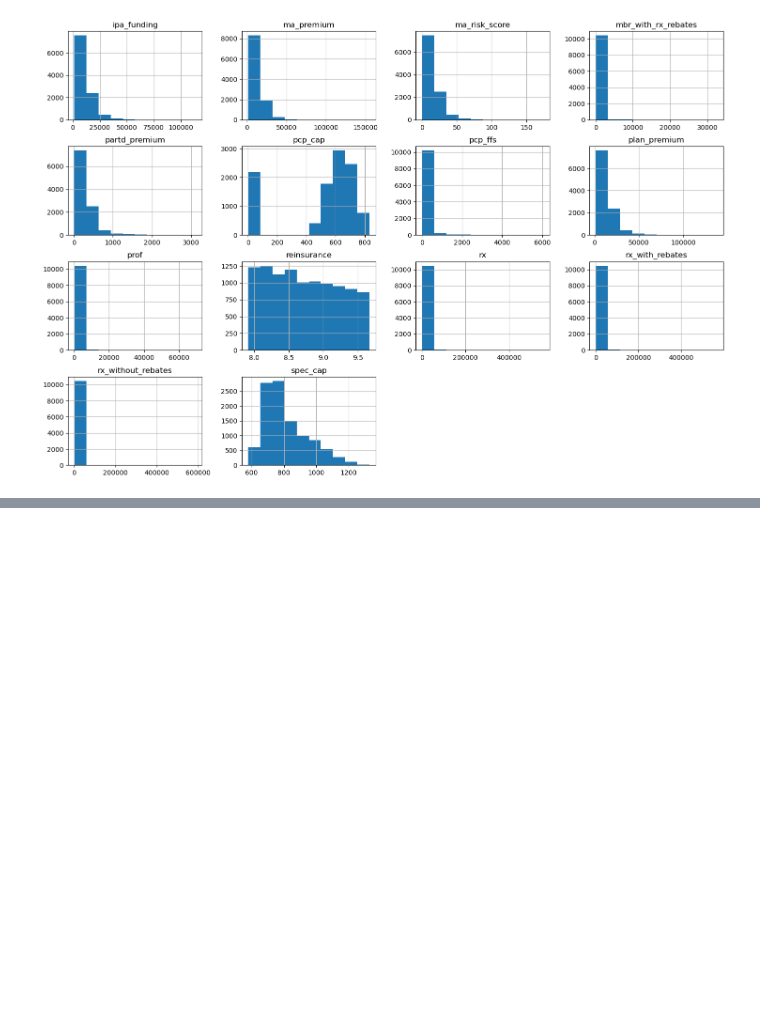
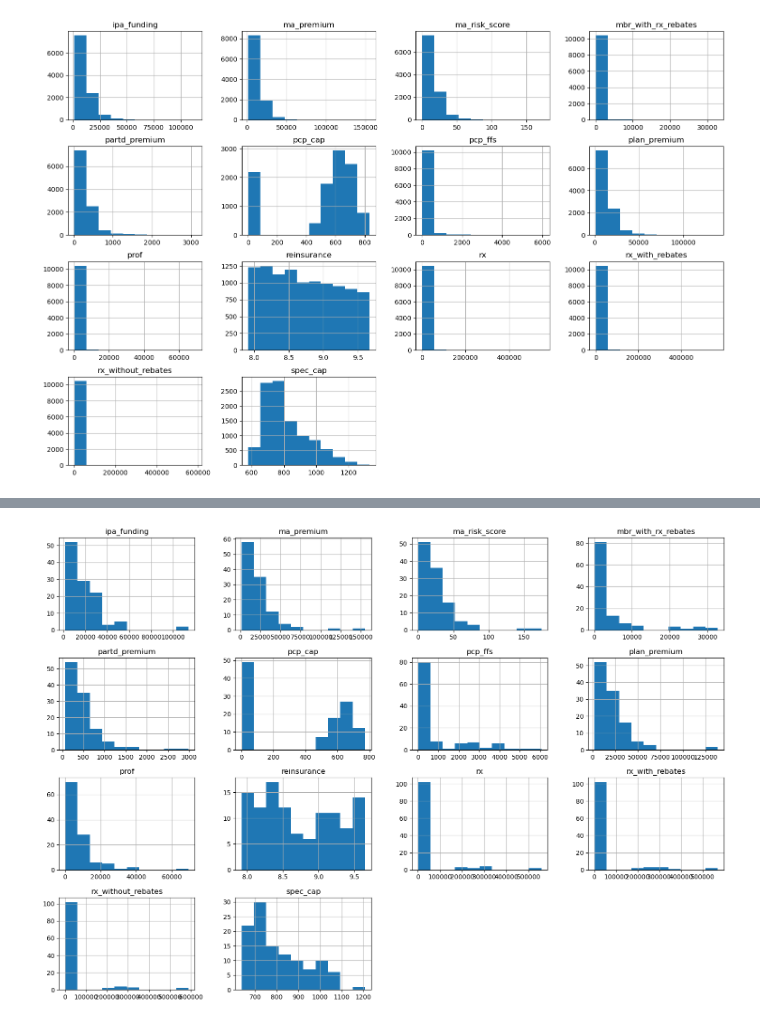
Before and after one commit to Piotr8706/Smaller_data_projects, a Jupyter notebook: Outliers Detection/Outliers_detection.ipynb, the cells around one changed output, grey strips where cells are left out. Cells and saved outputs as stored; diff of their text form; code cells hidden in the pictures; blank space fills up the shorter version.

Commit message:
Adding plots

```diff
--- a/Outliers Detection/Outliers_detection.ipynb
+++ b/Outliers Detection/Outliers_detection.ipynb
@@ -102,0 +153,13 @@ _ = df[currency_columns].hist(figsize=(18, 12))
+# %%
+isolation_forest = IsolationForest()
+
+isolation_forest = isolation_forest.fit(df[currency_columns])
+
+inference = isolation_forest.predict(df[currency_columns])
+
+
+indices_if = np.where(inference == -1)[0]  # np.where() returns a tuple of one element
+
+print("There are", len(indices_if), "members marked as outliers")
+
+df.iloc[indices_if]
@@ -102,0 +181,8 @@ _ = df[currency_columns].hist(figsize=(18, 12))
+# %%
+local_outlier_factor = LocalOutlierFactor()
+inference = local_outlier_factor.fit_predict(df[currency_columns])
+indices_lof = np.where(inference == -1)[0]
+
+print("There are", len(indices_lof), "members marked as outliers")
+
+df.iloc[indices_lof]
@@ -102,0 +204,3 @@ _ = df[currency_columns].hist(figsize=(18, 12))
+# %%
+common_indices = list(set(indices_if).intersection(set(indices_lof)))
+df.iloc[common_indices]
@@ -102,0 +221,4 @@ _ = df[currency_columns].hist(figsize=(18, 12))
+# %%
+_ = df.iloc[common_indices][currency_columns].hist(figsize=(19, 13))
+# %% [output]
+[figure, added]
```
Also changed, not shown: parts of 7 cells of this notebook.
